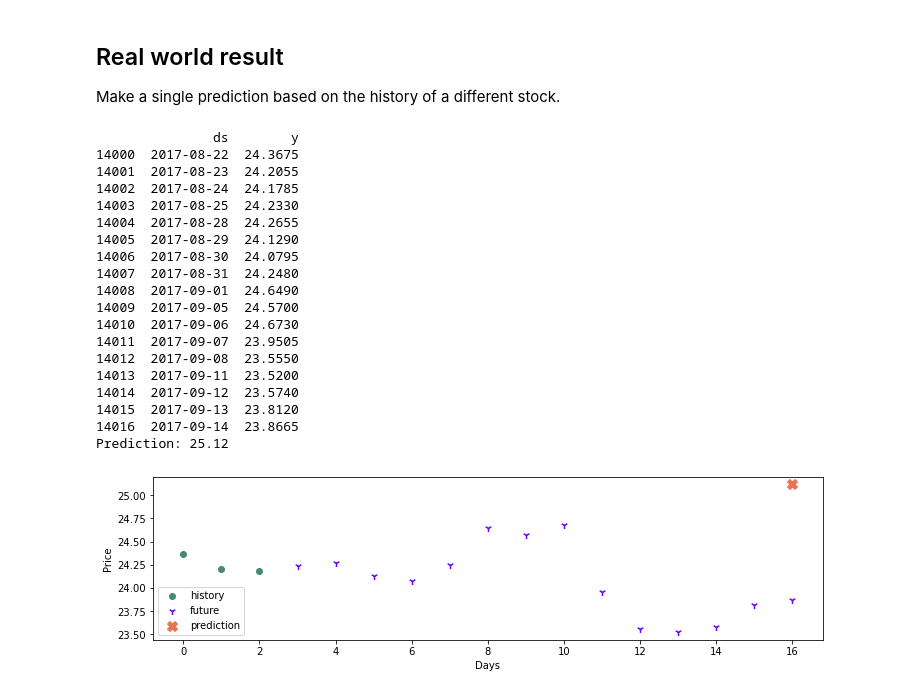
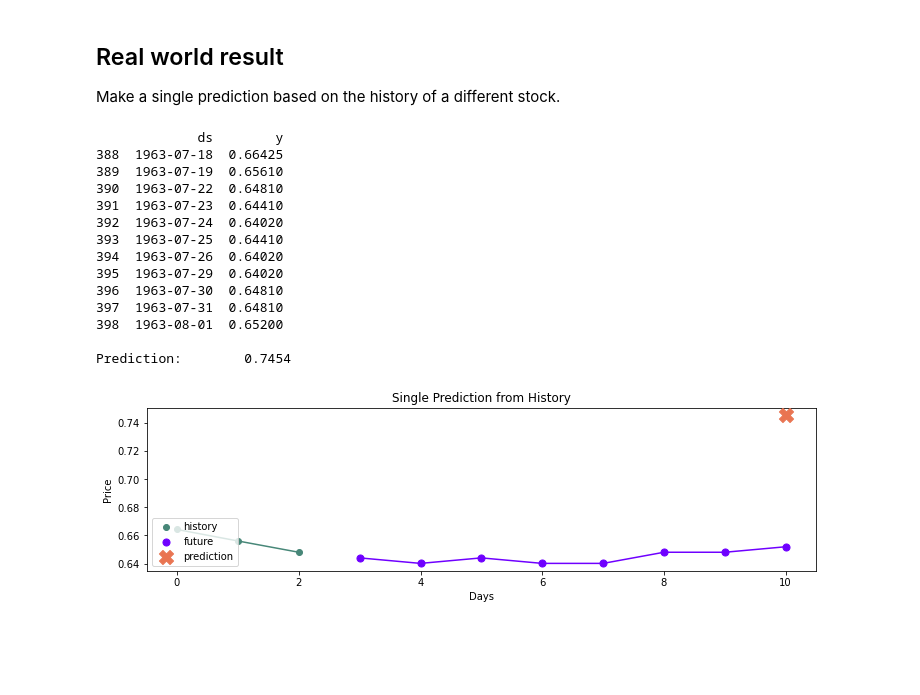
Before and after one commit to Grant-Syt/495_stock_forecast, a Jupyter notebook: stock_forecast.ipynb, the cells around one changed output. Saved outputs shown, nothing was run; the diff lists cells and outputs as text; code cells hidden in the pictures; blank space fills up the shorter version.

```diff
--- a/stock_forecast.ipynb
+++ b/stock_forecast.ipynb
@@ -11,6 +11,7 @@ import pandas as pd
 import seaborn as sns
 import tensorflow as tf
 from scipy.signal import savgol_filter
+import random
 
 # mapping '/' to __truediv__()
 from __future__ import division
@@ -30,7 +31,7 @@ VERBOSE = True
 MAX_EPOCHS = 30
 INPUT_WIDTH = 3
 LABEL_WIDTH = 1
-SHIFT = 14
+SHIFT = 8
 WINDOW_SIZE = INPUT_WIDTH + SHIFT
 
 if VERBOSE:
@@ -266,7 +270,9 @@ pathname = 'data/ge_edit.csv'
 df = pd.read_csv(pathname)
 df_len = len(df['y'])
 
-start_idx = 14000
+# adjust start_idx to pick a different range of values
+start_idx = random.randint(0,len(df['y'])-WINDOW_SIZE)
+
 start_idx = min(start_idx, len(df['y'])-WINDOW_SIZE)
 start_idx = max(start_idx, 0)
 # drop beginning
@@ -285,58 +291,54 @@ input_df = df[:INPUT_WIDTH]
 future_df = df[INPUT_WIDTH:] # pretend we don't know these future values
 
 # make prediction
 y_p = []
 conv_window = WindowGenerator(train_df=df, test_df=df, val_df=df,
                               input_width=INPUT_WIDTH, label_width=LABEL_WIDTH,
                               shift=SHIFT, label_columns=['y'])
 test_iterator = iter(conv_window.test)
 for inputs, labels in test_iterator:
     predictions = conv_model( inputs )
     for i in range( predictions.shape[0] ):
         y_p.append( predictions[i][0,:][0].numpy() )
 
 # history
 y = input_df.to_numpy()
 x = np.arange(0, len(y), 1)
 # future
 y_f = future_df.to_numpy()
 x_f = np.arange(len(y), len(y) + len(y_f), 1)
 # prediction
 y_p = np.array( y_p )
 x_p = WINDOW_SIZE-1
 
 if VERBOSE:
-    y_p_format = "{:.2f}".format(y_p[0])
-    print(f"Prediction: {y_p_format}")
+    y_p_format = "{:.4f}".format(y_p[0])
+    print(f"\nPrediction:        {y_p_format}")
 
 # plot
+plt.title('Single Prediction from History')
 plt.ylabel('Price')
-plt.scatter(x, y, edgecolors='#478778', color='#478778')
-# plt.plot(x, y, color='#478778')
-plt.scatter(x_f, y_f, edgecolors='#6F00FF', color='#6F00FF', s=50, zorder=0, marker='1')
-# plt.plot(x_f, y_f, color='#6F00FF')
-plt.scatter(x_p, y_p, edgecolors='#E97451', color='#E97451', s=100, marker='X')
-plt.legend(['history', 'future', 'prediction'], loc='lower left')
+s1 = plt.scatter(x, y, edgecolors='#478778', color='#478778')
+plt.plot(x, y, color='#478778')
+s2 = plt.scatter(x_f, y_f, edgecolors='#6F00FF', color='#6F00FF', s=50)
+plt.plot(x_f, y_f, color='#6F00FF')
+s3 = plt.scatter(x_p, y_p, edgecolors='#E97451', color='#E97451', s=200, marker='X', zorder=10)
+plt.legend(handles=[s1, s2, s3], labels=['history', 'future', 'prediction'], loc='lower left')
 plt.xlabel('Days')
 plt.show()
 # %% [output]
-               ds        y
-14000  2017-08-22  24.3675
-14001  2017-08-23  24.2055
-14002  2017-08-24  24.1785
-14003  2017-08-25  24.2330
-14004  2017-08-28  24.2655
-14005  2017-08-29  24.1290
-14006  2017-08-30  24.0795
-14007  2017-08-31  24.2480
-14008  2017-09-01  24.6490
-14009  2017-09-05  24.5700
-14010  2017-09-06  24.6730
-14011  2017-09-07  23.9505
-14012  2017-09-08  23.5550
-14013  2017-09-11  23.5200
-14014  2017-09-12  23.5740
-14015  2017-09-13  23.8120
-14016  2017-09-14  23.8665
-Prediction: 25.12
+             ds        y
+388  1963-07-18  0.66425
+389  1963-07-19  0.65610
+390  1963-07-22  0.64810
+391  1963-07-23  0.64410
+392  1963-07-24  0.64020
+393  1963-07-25  0.64410
+394  1963-07-26  0.64020
+395  1963-07-29  0.64020
+396  1963-07-30  0.64810
+397  1963-07-31  0.64810
+398  1963-08-01  0.65200
+
+Prediction:        0.7454
-[figure, old version]
+[figure, new version]
```
Also changed, not shown: parts of 3 cells of this notebook.
